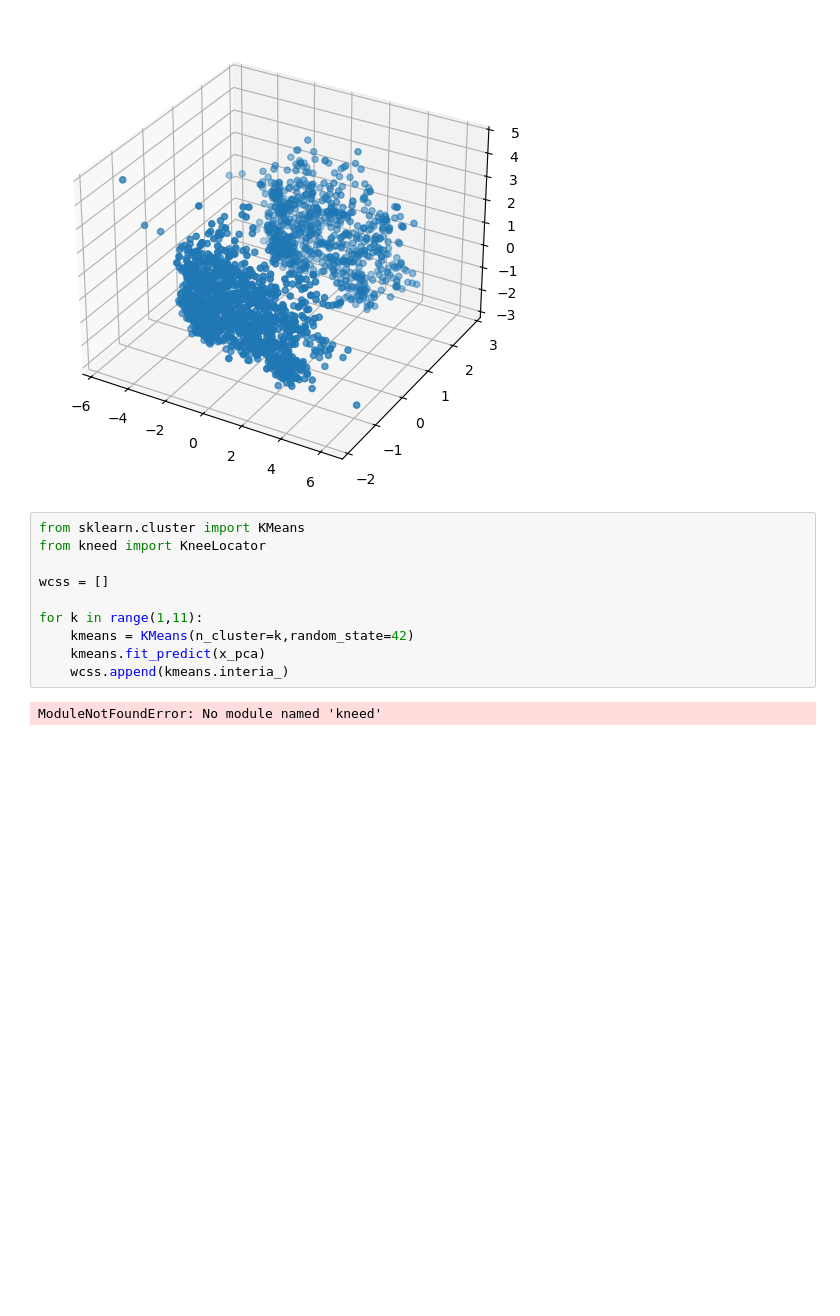
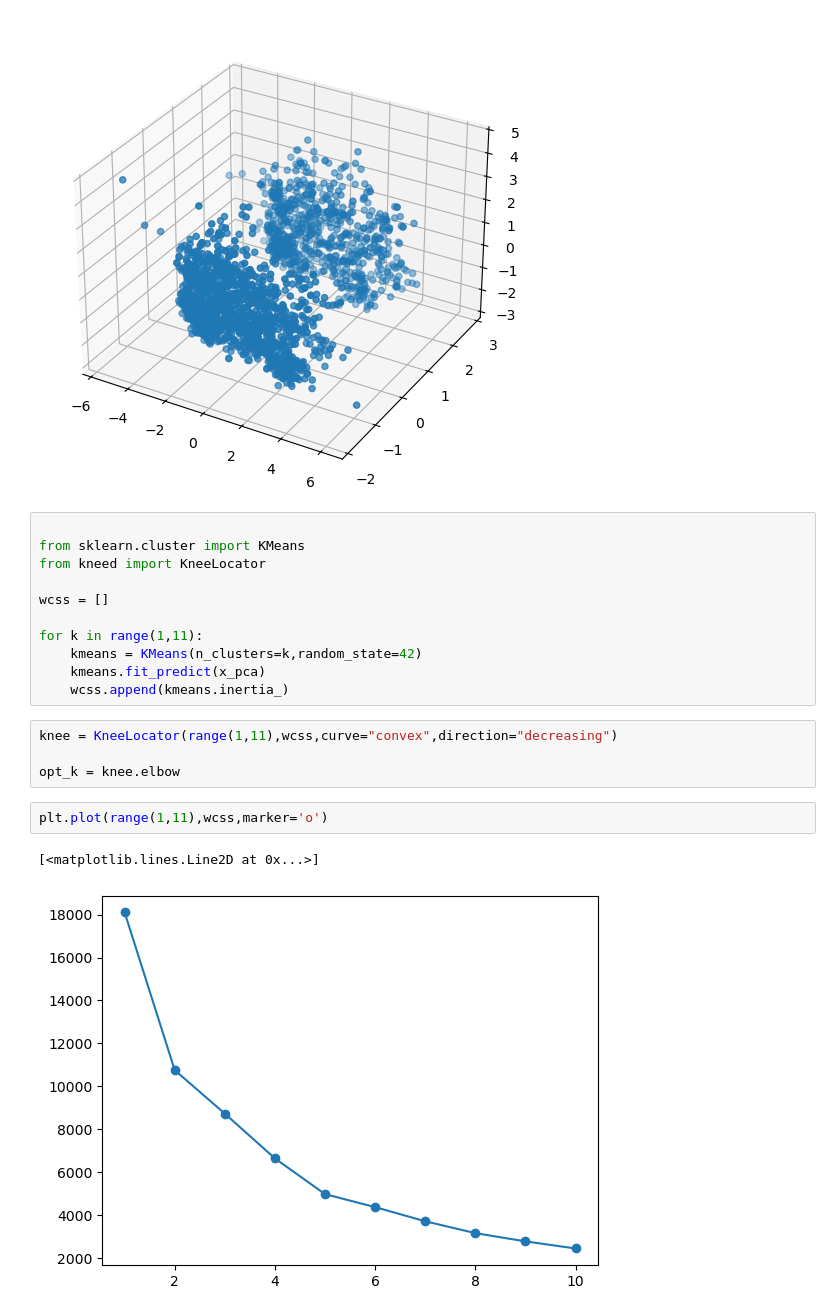
Before and after one commit to VengurlekarMayuresh/Machine-Learning, a Jupyter notebook: Project Unsupervised/Project.ipynb, the cells around one changed output. Cells and saved outputs as stored; diff of their text form; blank space fills up the shorter version.

```diff
--- a/Project Unsupervised/Project.ipynb
+++ b/Project Unsupervised/Project.ipynb
@@ -296,14 +296,22 @@ ax.scatter(x_pca[:,0],x_pca[:,1],x_pca[:,2])
 <mpl_toolkits.mplot3d.art3d.Path3DCollection at 0x...>
 [figure]
 # %%
+
 from sklearn.cluster import KMeans
 from kneed import KneeLocator
 
 wcss = []
 
 for k in range(1,11):
-    kmeans = KMeans(n_cluster=k,random_state=42)
+    kmeans = KMeans(n_clusters=k,random_state=42)
     kmeans.fit_predict(x_pca)
-    wcss.append(kmeans.interia_)
+    wcss.append(kmeans.inertia_)
-# %% [output]
-ModuleNotFoundError: No module named 'kneed'
+# %%
+knee = KneeLocator(range(1,11),wcss,curve="convex",direction="decreasing")
+
+opt_k = knee.elbow
+# %%
+plt.plot(range(1,11),wcss,marker='o')
+# %% [output]
+[<matplotlib.lines.Line2D at 0x...>]
+[figure, added]
```
Also changed, not shown: parts of 6 cells of this notebook, 1 other file.
